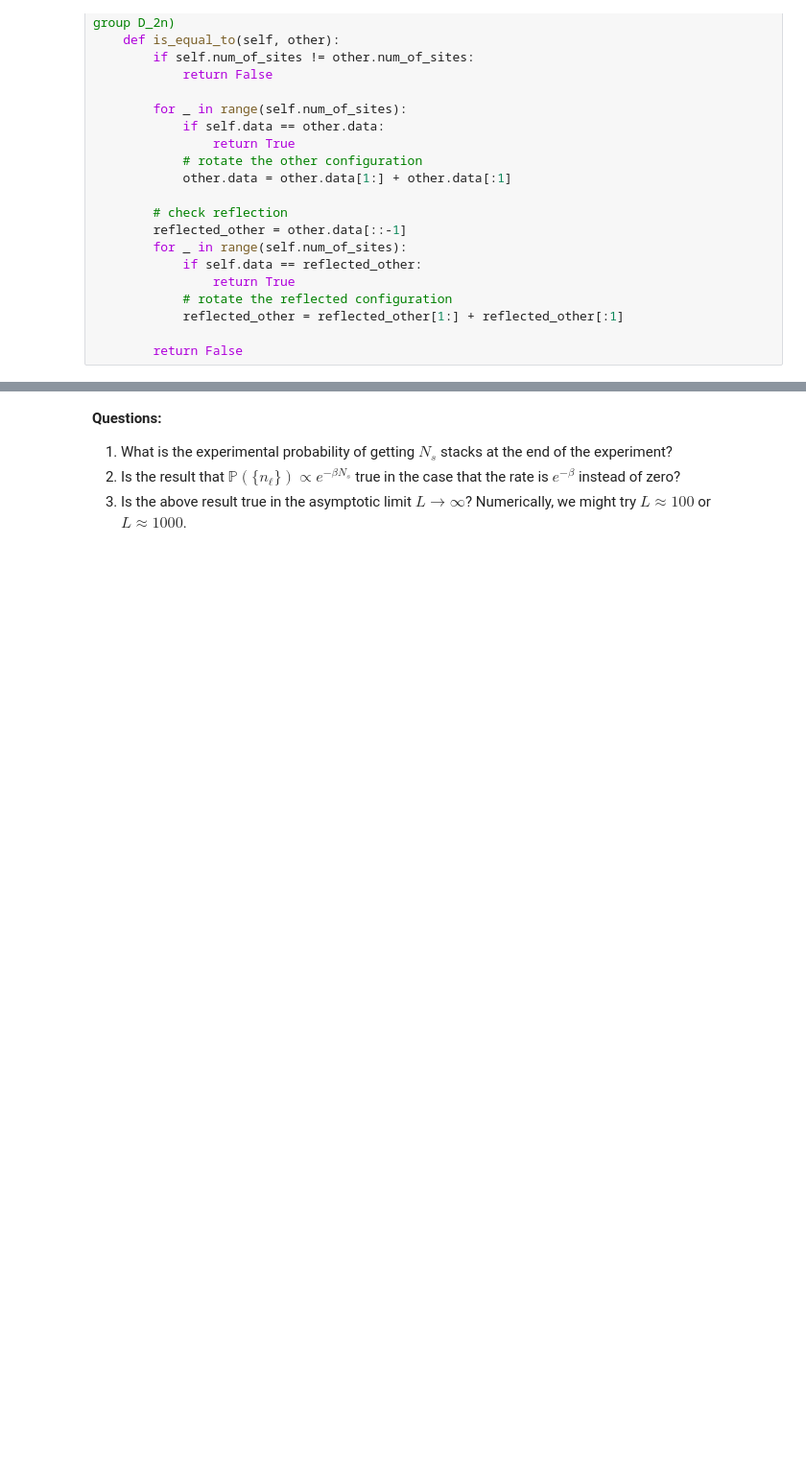
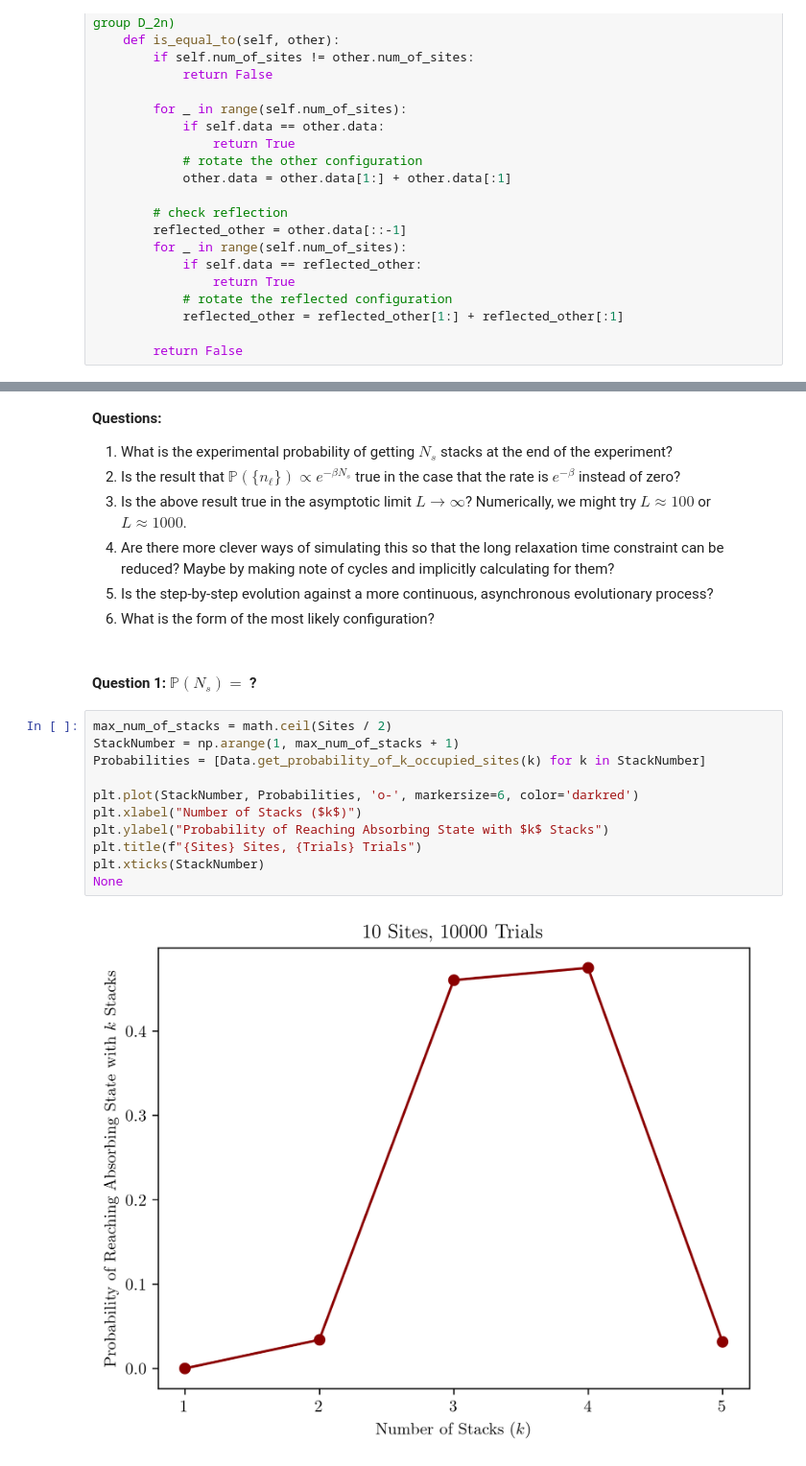
Before and after one commit to paarthtara/sfi-ucr-2025, a Jupyter notebook: target_process_sim.ipynb, the cells around one changed output, grey strips where cells are left out. Shown at 96% size. Saved outputs shown, nothing was run; the diff lists cells and outputs as text; blank space fills up the shorter version.

Commit message:
questions 1 and 6 added to target_process_sim

```diff
--- a/target_process_sim.ipynb
+++ b/target_process_sim.ipynb
@@ -256,3 +274,21 @@ Text(0, 0.5, 'Probability of Reaching Absorbing State')
 1. What is the experimental probability of getting $N_s$ stacks at the end of the experiment?
 2. Is the result that $\mathbb{P}(\{n_\ell\})\propto e^{-\beta N_s}$ true in the case that the rate is $e^{-\beta}$ instead of zero?
 3. Is the above result true in the asymptotic limit $L\to\infty$? Numerically, we might try $L\approx 100$ or $L\approx 1000$.
+4. Are there more clever ways of simulating this so that the long relaxation time constraint can be reduced? Maybe by making note of cycles and implicitly calculating for them?
+5. Is the step-by-step evolution against a more continuous, asynchronous evolutionary process?
+6. What is the form of the most likely configuration?
+# %% [markdown]
+#### **Question 1**: $\mathbb{P}(N_s) =$ ?
+# %%
+max_num_of_stacks = math.ceil(Sites / 2)
+StackNumber = np.arange(1, max_num_of_stacks + 1)
+Probabilities = [Data.get_probability_of_k_occupied_sites(k) for k in StackNumber]
+
+plt.plot(StackNumber, Probabilities, 'o-', markersize=6, color='darkred')
+plt.xlabel("Number of Stacks ($k$)")
+plt.ylabel("Probability of Reaching Absorbing State with $k$ Stacks")
+plt.title(f"{Sites} Sites, {Trials} Trials")
+plt.xticks(StackNumber)
+None
+# %% [output]
+[figure, added]
```
Also changed, not shown: parts of 9 cells of this notebook.
